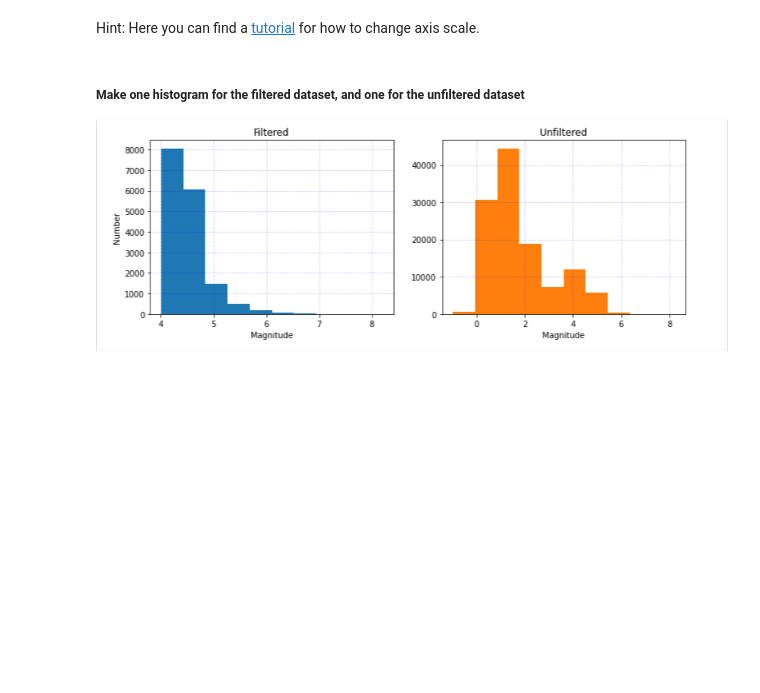
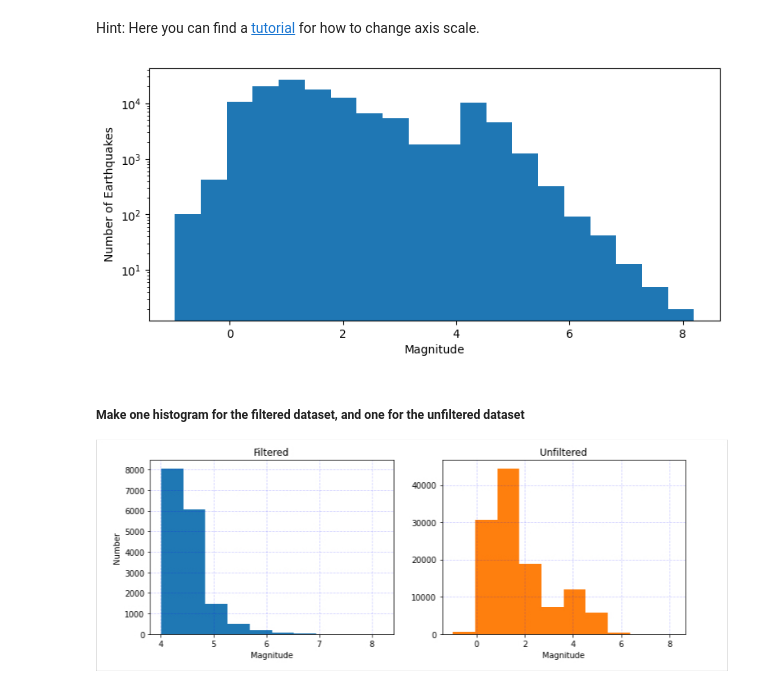
Before and after one commit to haozheng2599/2025_Intro_Python, a Jupyter notebook: notebook/W3_S1.ipynb, the cells around one changed output. Saved outputs shown, nothing was run; the diff lists cells and outputs as text; code cells hidden in the pictures; blank space fills up the shorter version.

```diff
--- a/notebook/W3_S1.ipynb
+++ b/notebook/W3_S1.ipynb
@@ -365,14 +377,15 @@ Hint: Here you can find a [tutorial](https://matplotlib.org/stable/api/_as_gen/m
 # Make a figure and plot the histogram using a logarithmic scale for y
 # %%
 #@markdown Fill in the blank version. Double click to reveal
-__,__ = plt.subplots(figsize=(9,4))
+# Use a logarithmic scale for y axis
+fig,ax = plt.subplots(figsize=(9,4))
 # Make the histogram
-____.__.____
-__.__________('______') # X axis label
-__._______('_____') # Y axis label
-__._____(alpha=0.2,c='b',ls='--')
-# Use a logarithmic scale for y axis
-__.______(___)
+df['mag'].plot.hist(ax=ax,bins=20)
+ax.set_xlabel('Magnitude') # X axis label
+ax.set_ylabel('Number of Earthquakes') # Y axis label
+ax.set_yscale('log')
+# %% [output]
+[figure, added]
 # %% [markdown]
 ##### Make one histogram for the filtered dataset, and one for the unfiltered dataset
 
```
Also changed, not shown: parts of 6 cells of this notebook.
